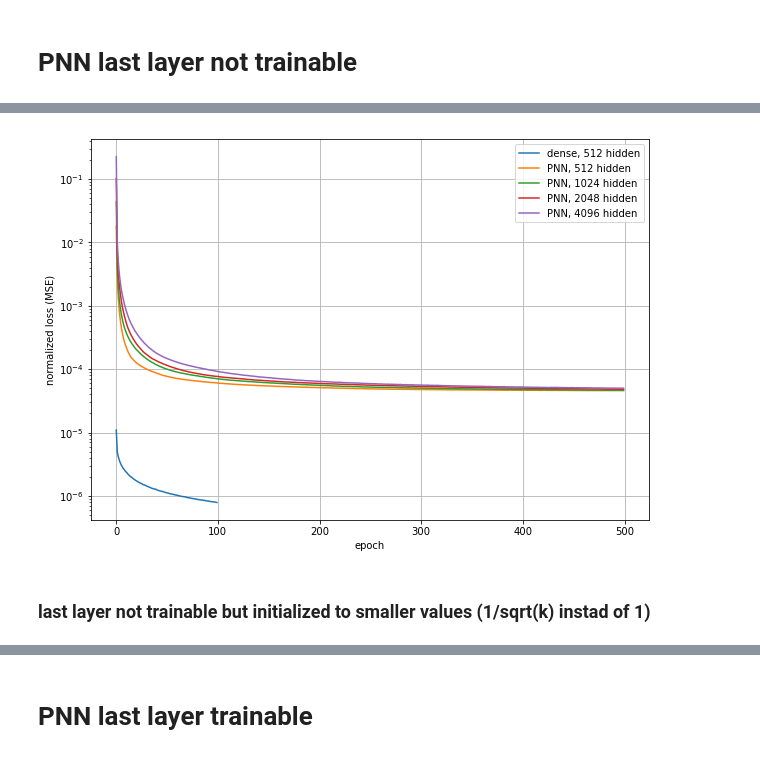
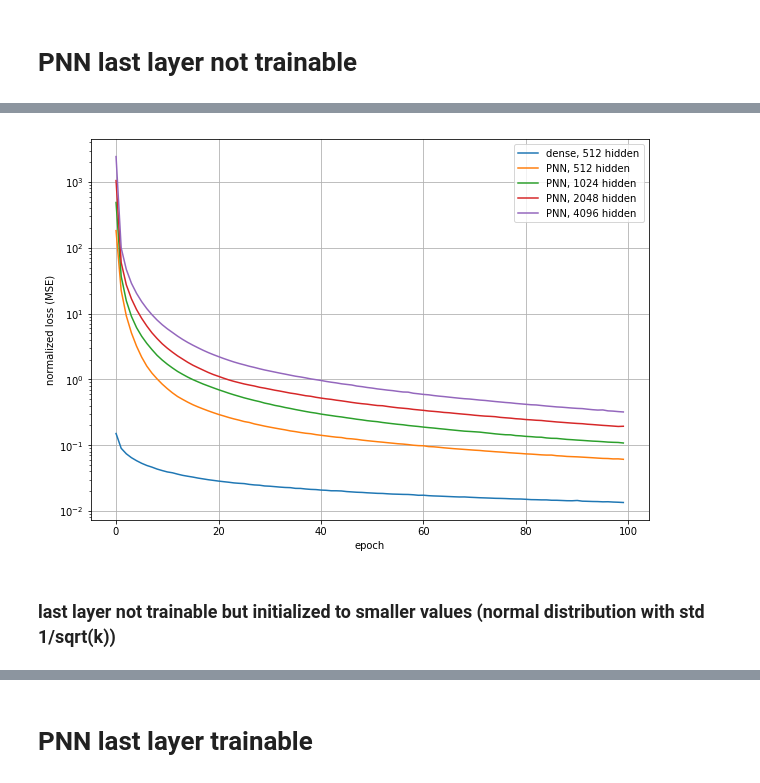
Before and after one commit to jessemzhang/porcupine_neural_networks, a Jupyter notebook: PNN_experiments_MNIST.ipynb, the cells around one changed output, grey strips where cells are left out. Cells and saved outputs as stored; diff of their text form; code cells hidden in the pictures.

Commit message:
updated mnist results using only positive labels rather than -1, 1 labels

```diff
--- a/PNN_experiments_MNIST.ipynb
+++ b/PNN_experiments_MNIST.ipynb
@@ -38,12 +38,12 @@ mnist = input_data.read_data_sets("MNIST_data/", one_hot=False)
 keep_inds_train = (mnist.train.labels == 0) | (mnist.train.labels == 1)
 Xtr = mnist.train.images[keep_inds_train]
 Ytr = mnist.train.labels[keep_inds_train].astype(float).reshape(-1, 1)
-Ytr[Ytr == 0] = -1
+Ytr[Ytr == 0] = 2
 
 keep_inds_test = (mnist.test.labels == 0) | (mnist.test.labels == 1)
 Xtt = mnist.test.images[keep_inds_test]
 Ytt = mnist.test.labels[keep_inds_test].astype(float).reshape(-1, 1)
-Ytt[Ytt == 0] = -1
+Ytt[Ytt == 0] = 2
 
 Ytr_mse = np.sum(np.square(Ytr))
 Ytt_mse = np.sum(np.square(Ytt))
@@ -119,12 +126,10 @@ def get_acc(X, Y, w, input_dict, build_func):
 # %%
-num_scale_redraws = 10
-N = 10000      # number of samples
-
 # Network parameters
 num_epochs = 100
 batch_size = 100
 build_func = arch.mlp_noreluout_lastlayernottrainable
 d = 784    # number of inputs
+k_list = [512, 1024, 2048, 4096]
 # %%
 # Performance with a dense network
 input_dict = dict(p=d, h=512)
@@ -198,25 +206,22 @@ Test acc: 0.53664
-# %%
-# Plot all losses
-loss1 = pickle.load(file('temp_MNIST/mlp_noreluout_lastlayernottrainable.pickle', 'rb'))[0]
-loss2 = pickle.load(file('temp_MNIST/mlp_noreluout_lastlayernottrainable_PNN_hidden512.pickle', 'rb'))[0]
-loss3 = pickle.load(file('temp_MNIST/mlp_noreluout_lastlayernottrainable_PNN_hidden1024.pickle', 'rb'))[0]
-loss4 = pickle.load(file('temp_MNIST/mlp_noreluout_lastlayernottrainable_PNN_hidden2048.pickle', 'rb'))[0]
-loss5 = pickle.load(file('temp_MNIST/mlp_noreluout_lastlayernottrainable_PNN_hidden4096.pickle', 'rb'))[0]
-
-plt.figure(figsize=(10, 7))
-plt.plot(loss1/Ytr_mse, label='dense, 512 hidden')
-plt.plot(loss2/Ytr_mse, label='PNN, 512 hidden')
-plt.plot(loss3/Ytr_mse, label='PNN, 1024 hidden')
-plt.plot(loss4/Ytr_mse, label='PNN, 2048 hidden')
-plt.plot(loss5/Ytr_mse, label='PNN, 4096 hidden')
-plt.xlabel('epoch')
-plt.ylabel('normalized loss (MSE)')
-plt.legend()
-plt.grid()
-plt.yscale('log')
-plt.show()
-# %% [output]
-[figure, removed]
+# %%
+# Plot all losses
+plt.figure(figsize=(10, 7))
+
+loss = pickle.load(file('%s/mlp_noreluout_lastlayernottrainable.pickle'%(maindir), 'rb'))[0]
+plt.plot(loss, label='dense, 512 hidden')
+
+for k in k_list:
+    loss = pickle.load(file('%s/mlp_noreluout_lastlayernottrainable_PNN_hidden%s.pickle'%(maindir, k), 'rb'))[0]
+    plt.plot(loss, label='PNN, %s hidden'%(k))
+
+plt.xlabel('epoch')
+plt.ylabel('normalized loss (MSE)')
+plt.legend()
+plt.grid()
+plt.yscale('log')
+plt.show()
+# %% [output]
+[figure, added]
 # %% [markdown]
-### last layer not trainable but initialized to smaller values (1/sqrt(k) instad of 1)
+### last layer not trainable but initialized to smaller values (normal distribution with std 1/sqrt(k))
 # %%
```
Also changed, not shown: parts of 13 cells of this notebook.
